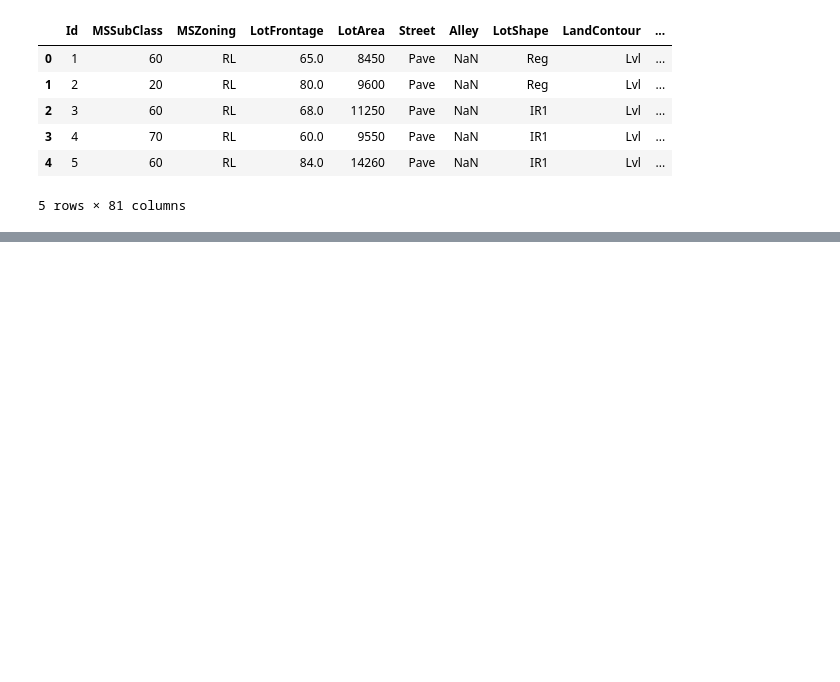
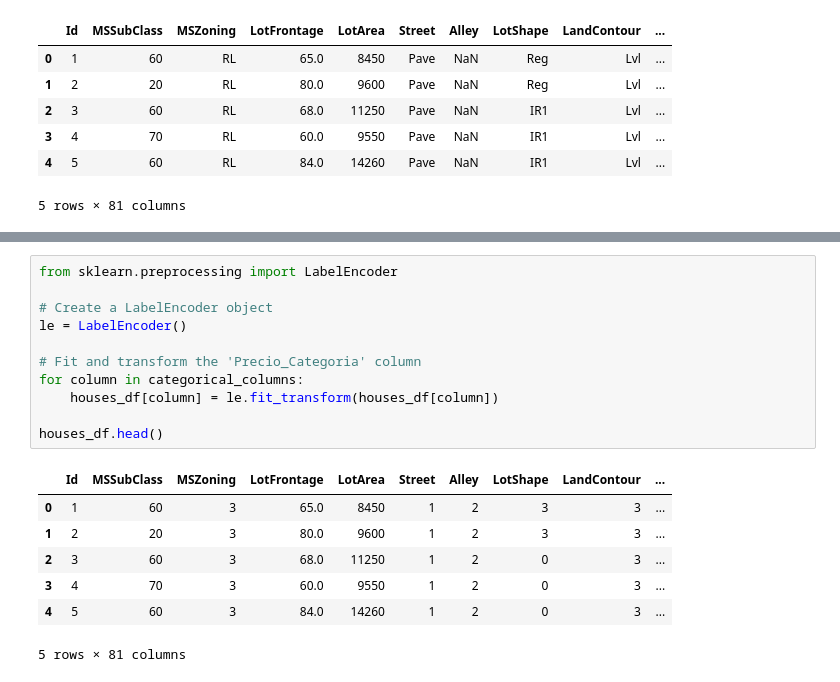
Before and after one commit to estebandonis/HT5-MineriadeDatos, a Jupyter notebook: hoja5.ipynb, the cells around one changed output, grey strips where cells are left out. Cells and saved outputs as stored; diff of their text form; blank space fills up the shorter version.

```diff
--- a/hoja5.ipynb
+++ b/hoja5.ipynb
@@ -33,0 +47,19 @@ houses_df.head()
+# %%
+from sklearn.preprocessing import LabelEncoder
+
+# Create a LabelEncoder object
+le = LabelEncoder()
+
+# Fit and transform the 'Precio_Categoria' column
+for column in categorical_columns:
+    houses_df[column] = le.fit_transform(houses_df[column])
+
+houses_df.head()
+# %% [output]
+|  | Id | MSSubClass | MSZoning | LotFrontage | LotArea | Street | Alley | LotShape | LandContour | ... |
+| 0 | 1 | 60 | 3 | 65.0 | 8450 | 1 | 2 | 3 | 3 | ... |
+| 1 | 2 | 20 | 3 | 80.0 | 9600 | 1 | 2 | 3 | 3 | ... |
+| 2 | 3 | 60 | 3 | 68.0 | 11250 | 1 | 2 | 0 | 3 | ... |
+| 3 | 4 | 70 | 3 | 60.0 | 9550 | 1 | 2 | 0 | 3 | ... |
+| 4 | 5 | 60 | 3 | 84.0 | 14260 | 1 | 2 | 0 | 3 | ... |
+5 rows × 81 columns
```
Also changed, not shown: parts of 10 cells of this notebook.
